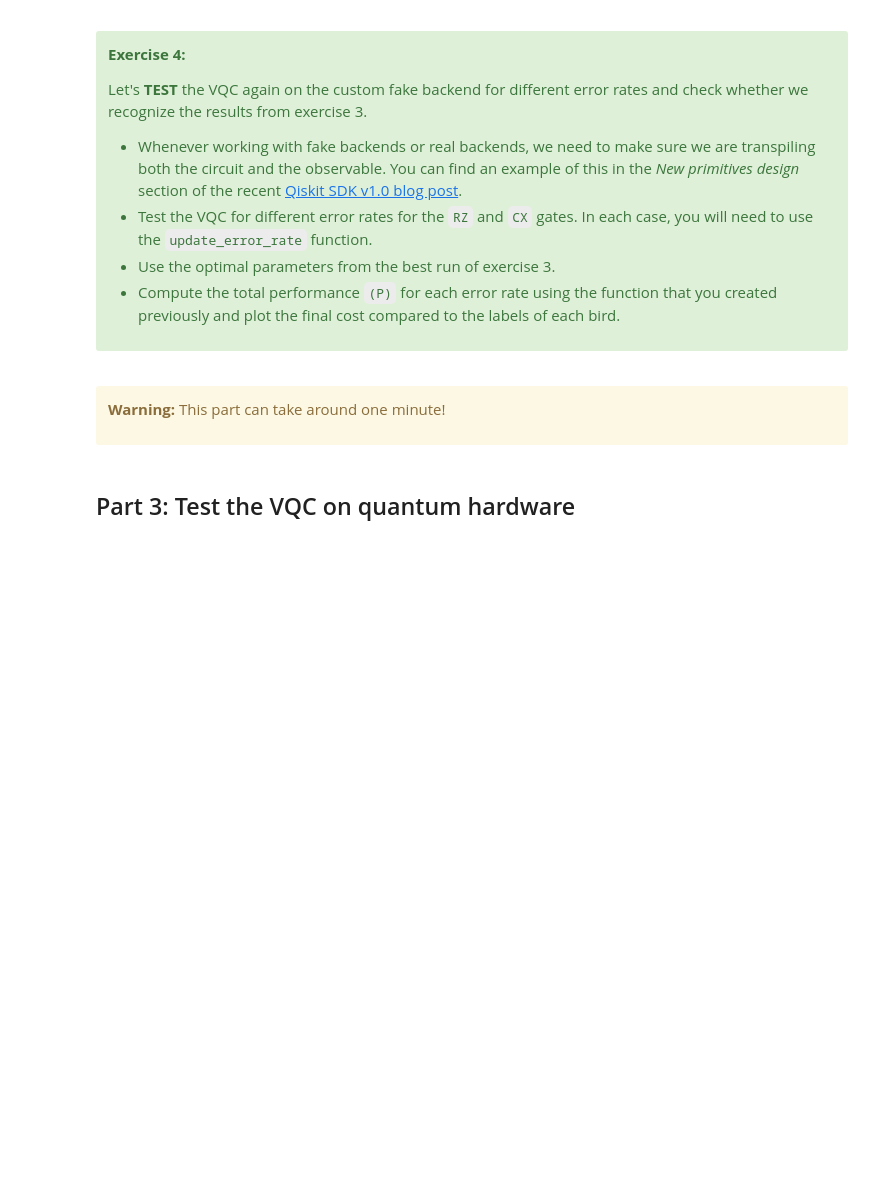
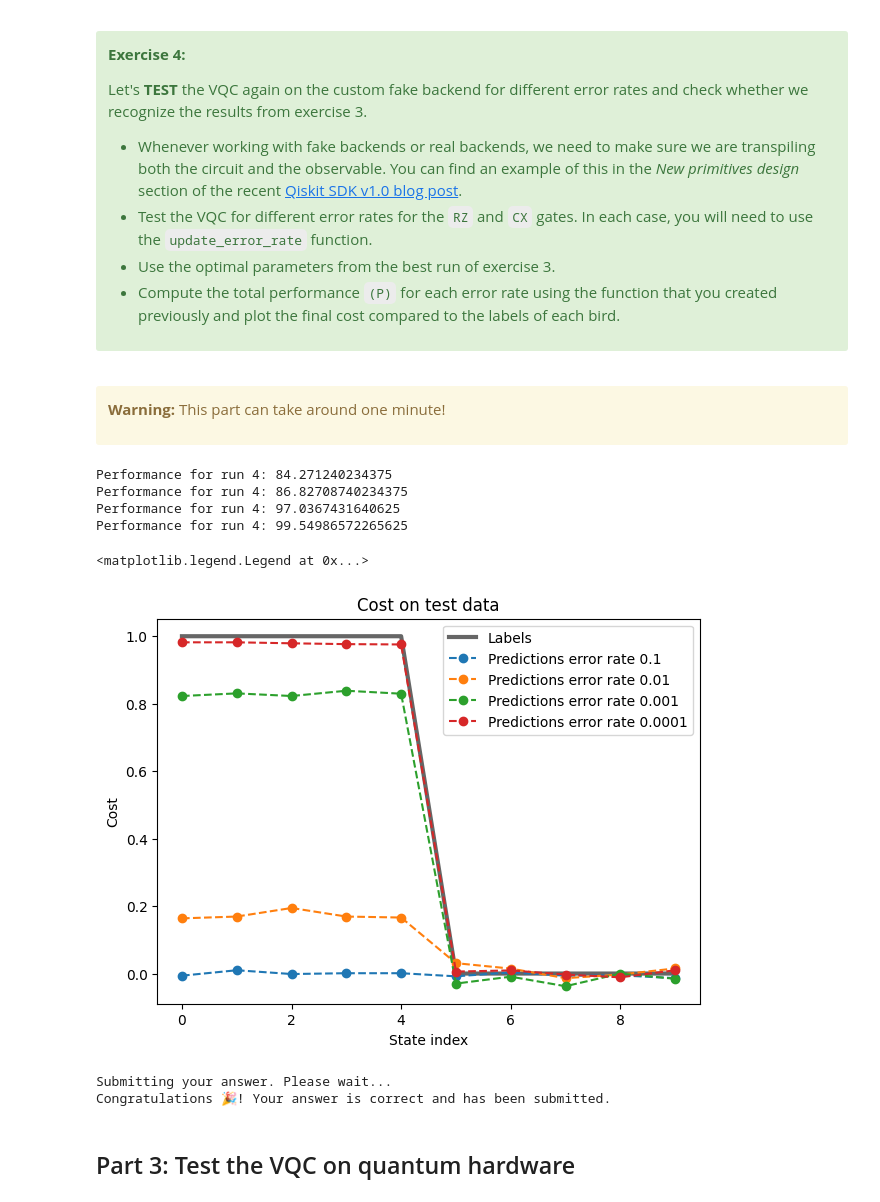
Before and after one commit to diazlcarlos98/ibm-quantum-challenge-2024, a Jupyter notebook: content/lab_4/lab-4.ipynb, the cells around one changed output. Drawn from its saved outputs; the diff is of its cells as text; code cells hidden in the pictures; blank space fills up the shorter version.

```diff
--- a/content/lab_4/lab-4.ipynb
+++ b/content/lab_4/lab-4.ipynb
@@ -656,34 +656,52 @@ Let's **TEST** the VQC again on the custom fake backend for different error rate
 # %%
 fig, ax = plt.subplots(1, 1, figsize=(7,5))
 ax.set_title('Cost on test data')
 ax.set_ylabel('Cost')
 ax.set_xlabel('State index')
 ax.plot(list_labels, 'k-', linewidth=3, alpha=0.6, label='Labels')
 
 error_rate_list = [1e-1, 1e-2, 1e-3, 1e-4]
 
 fake_backend = GenericBackendV2(
     num_qubits=5,
     basis_gates=["id", "rz", "sx", "x", "cx"]
   )
 
 for error_rate_value in error_rate_list:
 
-    update_error_rate # Add your code here
+    error_rates = {
+      "default_duration": 1e-8,
+      "rz_error": error_rate_value,
+      "x_error": 1e-8,
+      "sx_error": 1e-8,
+      "measure_error": 1e-8,
+      "cx_error": error_rate_value
+    }
+    update_error_rate(fake_backend, error_rates) # Add your code here
 
-    estimator = # Add your code here
-    pm = # Add your code here
+    estimator = Estimator(fake_backend)
+    pm = generate_preset_pass_manager(backend=fake_backend, optimization_level=3, seed_transpiler=0)
 
-    opt_params = # Add your code here
+    opt_params = res_list[-1].x
     results_test = test_VQC(list_coefficients, list_labels, ansatz, obs, opt_params, estimator, pm)
 
     print(f"Performance for run {index}: {compute_performance(results_test, list_labels)}")
     ax.plot(results_test, 'o--', label='Predictions error rate '+str(error_rate_value))
 
 ax.legend()
+# %% [output]
+Performance for run 4: 84.271240234375
+Performance for run 4: 86.82708740234375
+Performance for run 4: 97.0367431640625
+Performance for run 4: 99.54986572265625
+<matplotlib.legend.Legend at 0x...>
+[figure, added]
 # %%
 # Submit your answer using following code
 grade_lab4_ex4(fake_backend) # Expected answer type: BackendV2
+# %% [output]
+Submitting your answer. Please wait...
+Congratulations 🎉! Your answer is correct and has been submitted.
 # %% [markdown]
 ## Part 3: Test the VQC on quantum hardware
 # %% [markdown]
```
Also changed, not shown: parts of 18 cells of this notebook.
